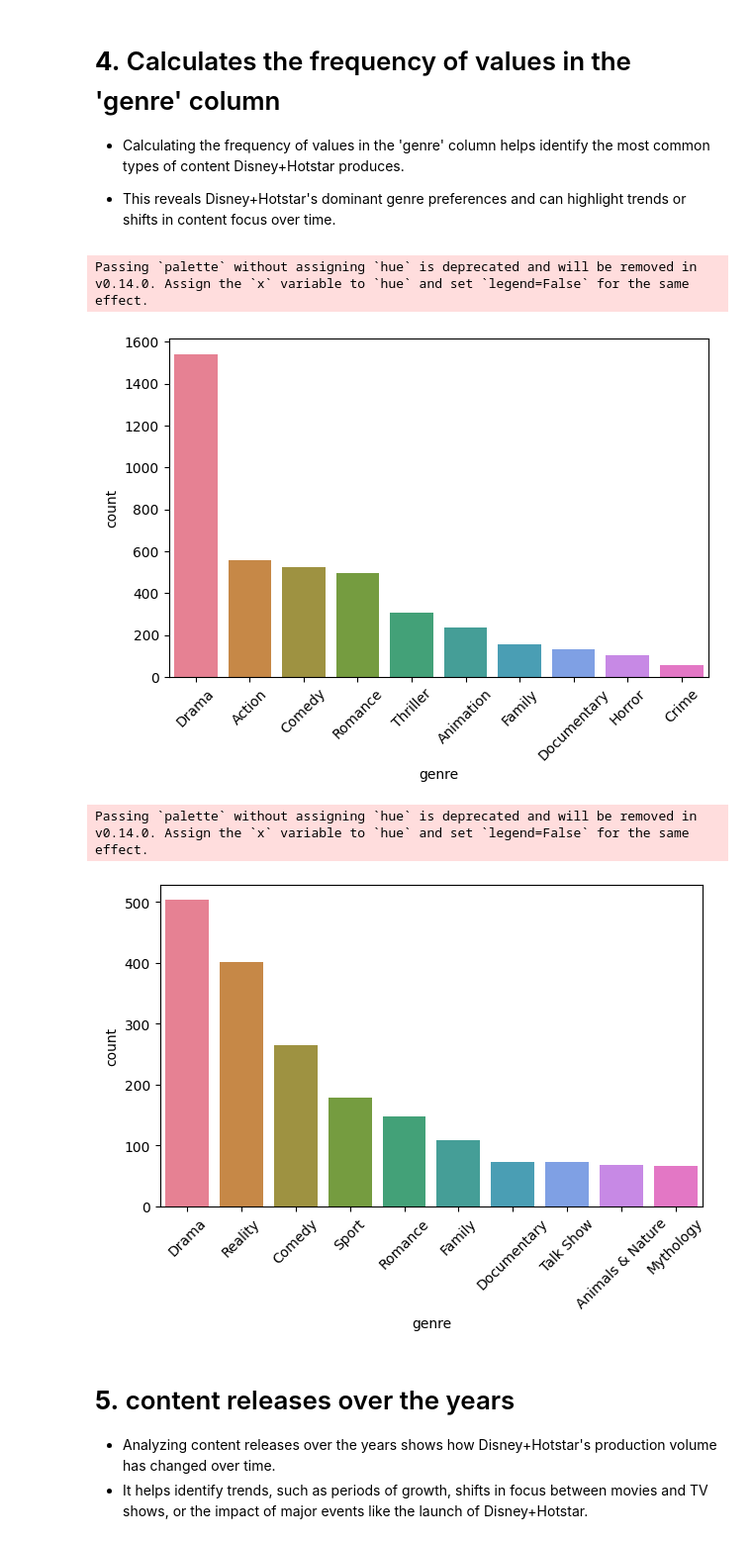
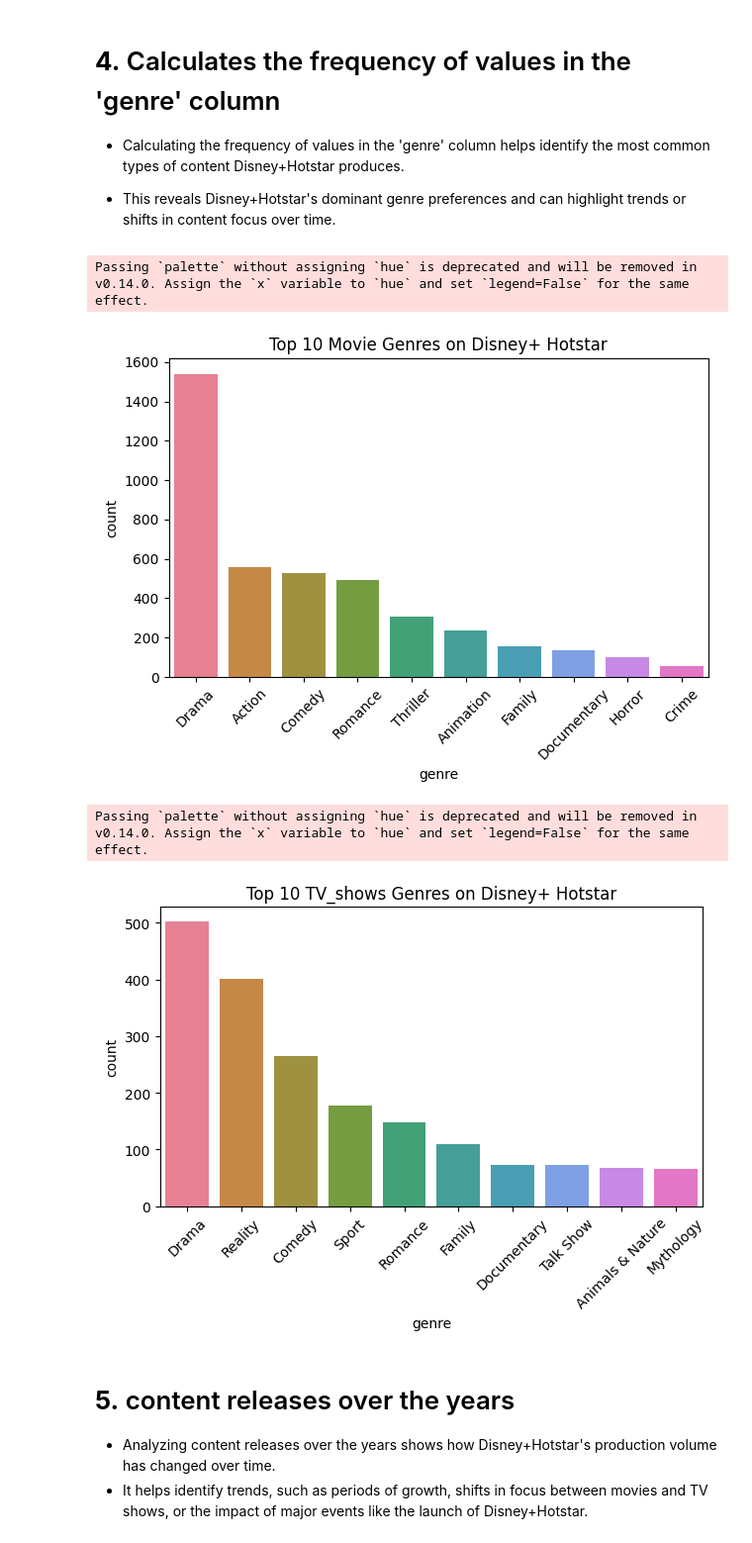
Before and after one commit to kaniz789/Tv-Movie-Catalog-on-Disney-Hotstar, a Jupyter notebook: TV_&_Movie_dataset.ipynb, the cells around one changed output. Shown: that part at 99% size. Saved outputs shown, nothing was run; the diff lists cells and outputs as text; code cells hidden in the pictures.

```diff
--- a/TV_&_Movie_dataset.ipynb
+++ b/TV_&_Movie_dataset.ipynb
@@ -393,23 +393,25 @@ tv_age_rating_counts.style.background_gradient(cmap='Blues')
 # %%
 data = Movie['genre'].value_counts().sort_values(ascending=False)[:10]
 colors = sns.color_palette('husl', len(data))
+plt.title('Top 10 Movie Genres on Disney+ Hotstar')
 sns.barplot(x=data.index, y=data, palette=colors)
 plt.xticks(rotation=45)
 plt.tight_layout()
 plt.show;
 # %% [output]
 Passing `palette` without assigning `hue` is deprecated and will be removed in v0.14.0. Assign the `x` variable to `hue` and set `legend=False` for the same effect.
-[figure, old version]
+[figure, new version]
 # %%
 data = tv_shows['genre'].value_counts().sort_values(ascending=False)[:10]
 colors = sns.color_palette('husl', len(data))
+plt.title('Top 10 TV_shows Genres on Disney+ Hotstar')
 sns.barplot(x=data.index, y=data, palette=colors)
 plt.xticks(rotation=45)
 plt.tight_layout()
 plt.show;
 # %% [output]
 Passing `palette` without assigning `hue` is deprecated and will be removed in v0.14.0. Assign the `x` variable to `hue` and set `legend=False` for the same effect.
-[figure, old version]
+[figure, new version]
 # %% [markdown]
 # **5.** content releases over the years
 
```
Also changed, not shown: parts of 3 cells of this notebook.
